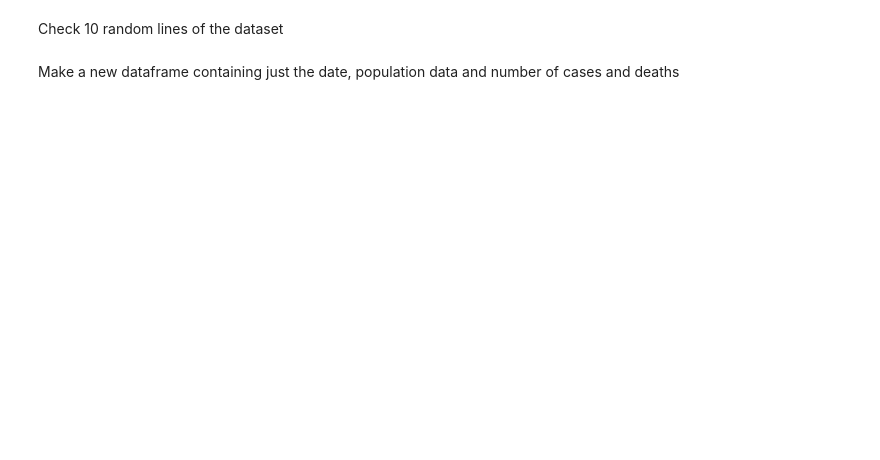
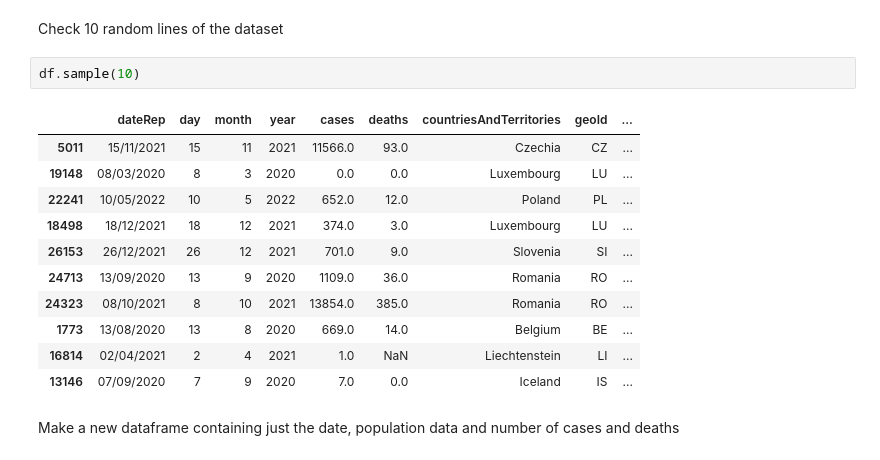
Before and after one commit to Niknyg/Niknyg, a Jupyter notebook: Pandas/Pandas.ipynb, the cells around one changed output. Drawn from its saved outputs; the diff is of its cells as text; blank space fills up the shorter version.

```diff
--- a/Pandas/Pandas.ipynb
+++ b/Pandas/Pandas.ipynb
@@ -494,4 +522,18 @@ Show the last 15 lines
 # %% [markdown]
 Check 10 random lines of the dataset
+# %%
+df.sample(10)
+# %% [output]
+|  | dateRep | day | month | year | cases | deaths | countriesAndTerritories | geoId | ... |
+| 5011 | 15/11/2021 | 15 | 11 | 2021 | 11566.0 | 93.0 | Czechia | CZ | ... |
+| 19148 | 08/03/2020 | 8 | 3 | 2020 | 0.0 | 0.0 | Luxembourg | LU | ... |
+| 22241 | 10/05/2022 | 10 | 5 | 2022 | 652.0 | 12.0 | Poland | PL | ... |
+| 18498 | 18/12/2021 | 18 | 12 | 2021 | 374.0 | 3.0 | Luxembourg | LU | ... |
+| 26153 | 26/12/2021 | 26 | 12 | 2021 | 701.0 | 9.0 | Slovenia | SI | ... |
+| 24713 | 13/09/2020 | 13 | 9 | 2020 | 1109.0 | 36.0 | Romania | RO | ... |
+| 24323 | 08/10/2021 | 8 | 10 | 2021 | 13854.0 | 385.0 | Romania | RO | ... |
+| 1773 | 13/08/2020 | 13 | 8 | 2020 | 669.0 | 14.0 | Belgium | BE | ... |
+| 16814 | 02/04/2021 | 2 | 4 | 2021 | 1.0 | NaN | Liechtenstein | LI | ... |
+| 13146 | 07/09/2020 | 7 | 9 | 2020 | 7.0 | 0.0 | Iceland | IS | ... |
 # %% [markdown]
 Make a new dataframe containing just the date, population data and number of cases and deaths
```
Also changed, not shown: parts of 22 cells of this notebook.
